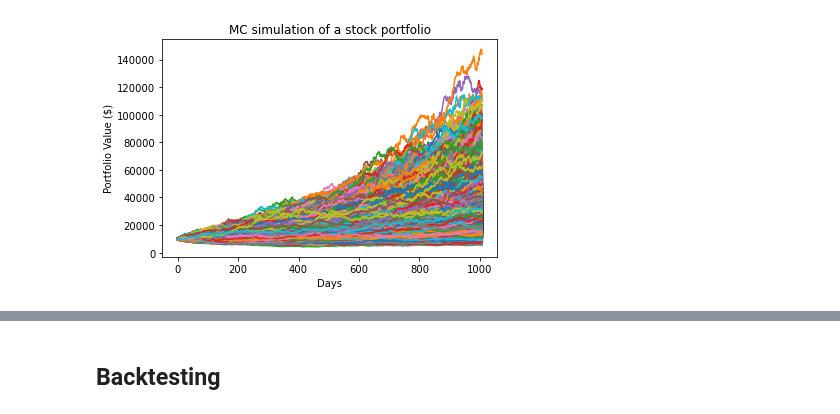
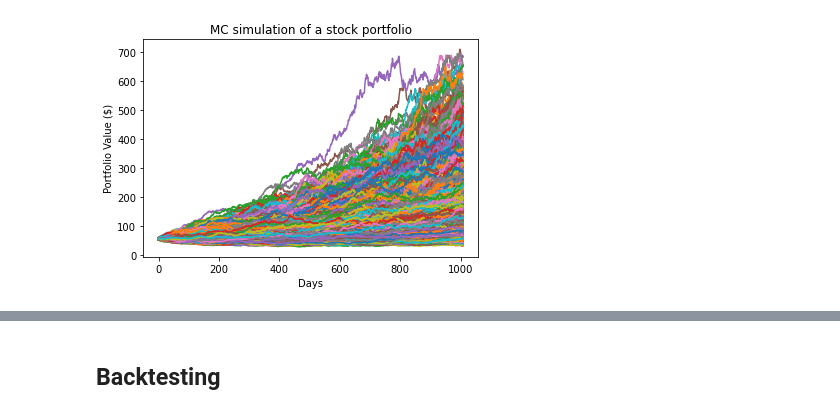
Before and after one commit to janvi-bit/FA-Group6, a Jupyter notebook: deprecated/rachel/Expected Portfolio Returns-Copy1.ipynb, the cells around one changed output, grey strips where cells are left out. Saved outputs shown, nothing was run; the diff lists cells and outputs as text; code cells hidden in the pictures.

```diff
--- a/deprecated/rachel/Expected Portfolio Returns-Copy1.ipynb
+++ b/deprecated/rachel/Expected Portfolio Returns-Copy1.ipynb
@@ -64,28 +64,28 @@ weights = [0.1101,0.1,0.0883,0.0988,0.1673,0.1872,0.1433,0.0655,0.0395]
 # %%
 # Monte Carlo Method
 mc_sims = 50000 # number of simulations
 T = 1008 #timeframe in days
 
 meanM = np.full(shape=(T, len(weights)), fill_value=meanReturns)
 meanM = meanM.T
 
 portfolio_sims = np.full(shape=(T, mc_sims), fill_value=0.0)
 
-initialPortfolio = 10000
+initialPortfolio = 56.687794
 
 for m in range(0, mc_sims):
     Z = np.random.normal(size=(T, len(weights)))#uncorrelated RV's
     L = np.linalg.cholesky(covMatrix) #Cholesky decomposition to Lower Triangular Matrix
     dailyReturns = meanM + np.inner(L, Z) #Correlated daily returns for individual stocks
     portfolio_sims[:,m] = np.cumprod(np.inner(weights, dailyReturns.T)+1)*initialPortfolio
 
 plt.plot(portfolio_sims)
 plt.ylabel('Portfolio Value ($)')
 plt.xlabel('Days')
 plt.title('MC simulation of a stock portfolio')
 plt.show()
 # %% [output]
-[figure, old version]
+[figure, new version]
 # %%
 df = pd.DataFrame(portfolio_sims)
 # %%
```
Also changed, not shown: parts of 11 cells of this notebook.
